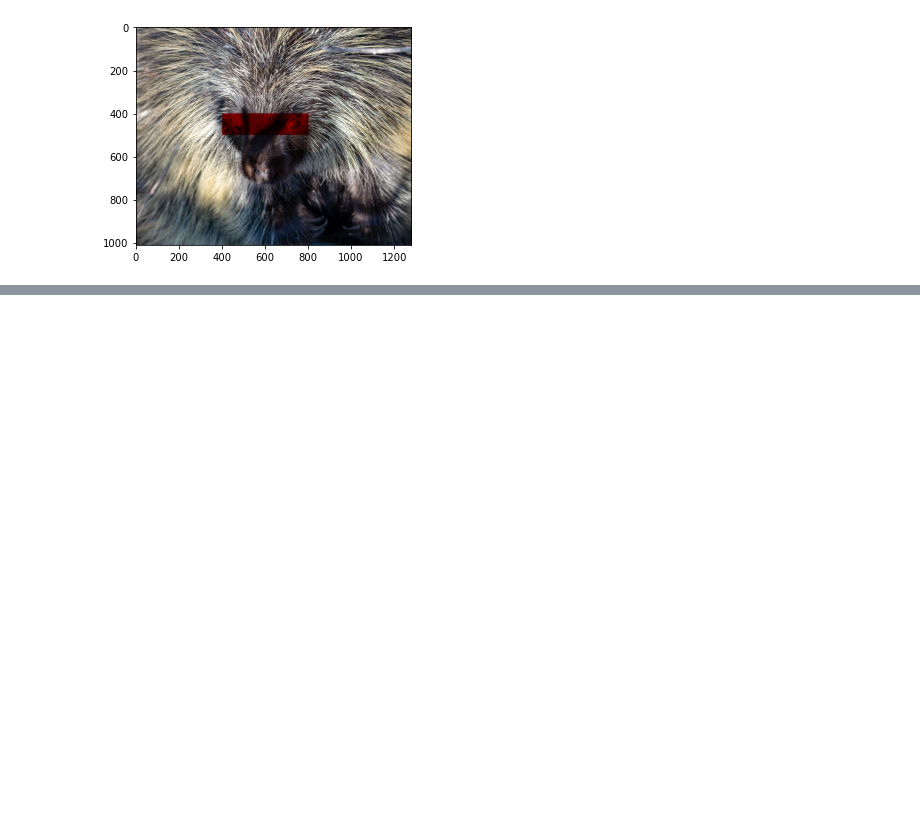
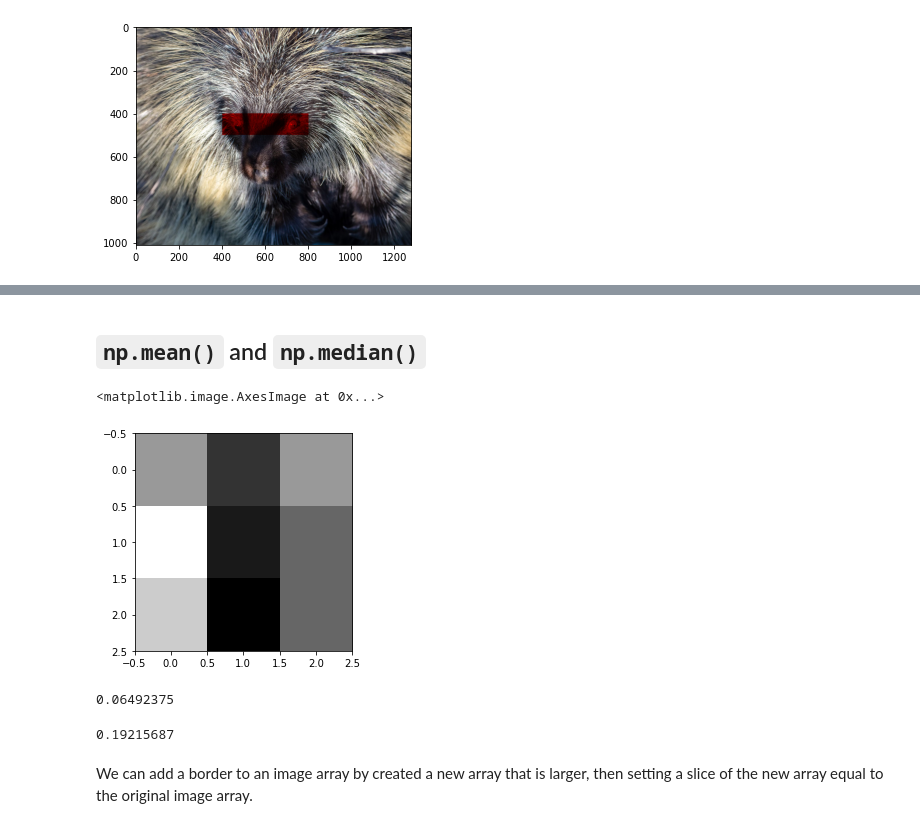
Before and after one commit to jllottes/jllottes.github.io, a Jupyter notebook: _static/weekly_notebooks/week8_notebook.ipynb, the cells around one changed output, grey strips where cells are left out. Drawn from its saved outputs; the diff is of its cells as text; code cells hidden in the pictures; blank space fills up the shorter version.

```diff
--- a/_static/weekly_notebooks/week8_notebook.ipynb
+++ b/_static/weekly_notebooks/week8_notebook.ipynb
@@ -558,0 +584,17 @@ print(mask.sum())
+# %% [markdown]
+## `np.mean()` and `np.median()`
+# %%
+plt.imshow(circuit[2:5,6:9],cmap='gray')
+# %% [output]
+<matplotlib.image.AxesImage at 0x...>
+[figure, added]
+# %%
+np.mean(circuit[2:5,6:9])
+# %% [output]
+0.06492375
+# %%
+np.median(circuit)
+# %% [output]
+0.19215687
+# %% [markdown]
+We can add a border to an image array by created a new array that is larger, then setting a slice of the new array equal to the original image array.
```
Also changed, not shown: parts of 67 cells of this notebook, 2 other files.
